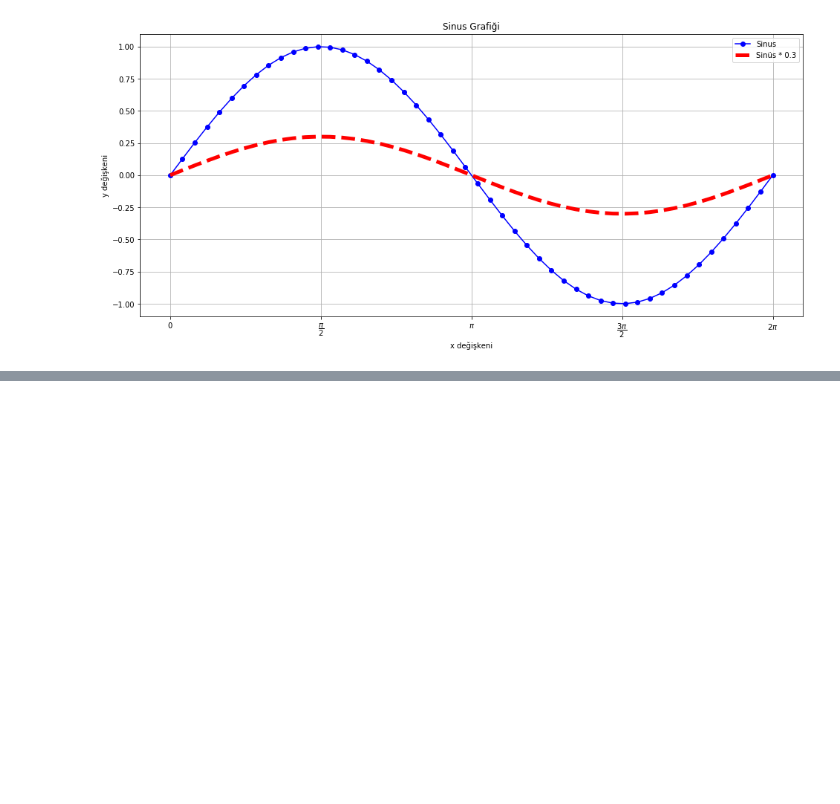
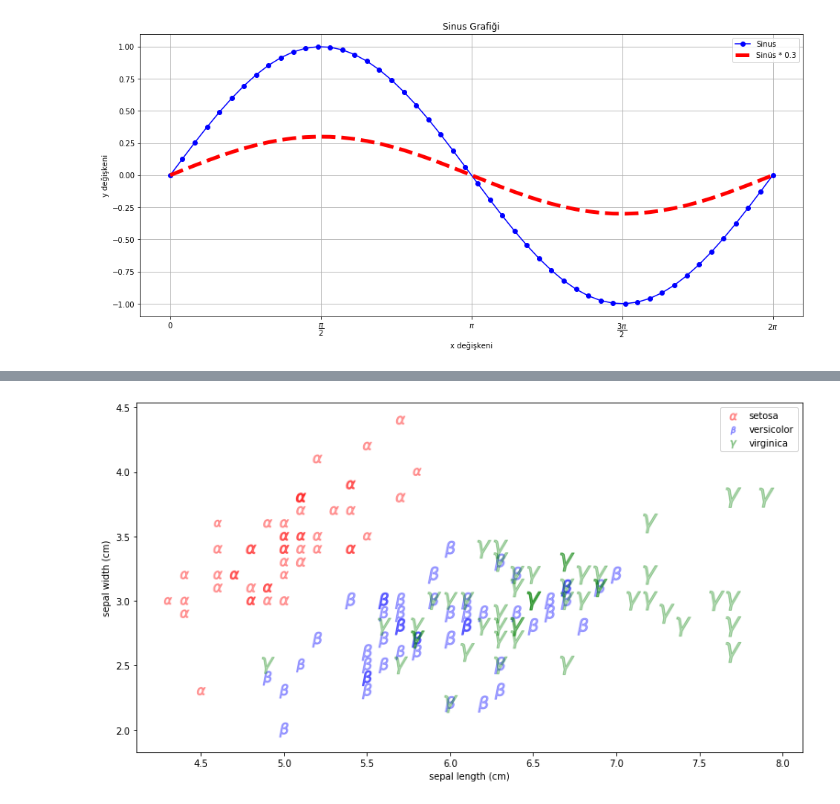
Before and after one commit to fatihbguclu/Python-Notes, a Jupyter notebook: Matplotlib Notları/Python_Matplotlib.ipynb, the cells around one changed output, grey strips where cells are left out. Saved outputs shown, nothing was run; the diff lists cells and outputs as text; code cells hidden in the pictures; blank space fills up the shorter version.

```diff
--- a/Matplotlib Notları/Python_Matplotlib.ipynb
+++ b/Matplotlib Notları/Python_Matplotlib.ipynb
@@ -109,0 +230,28 @@ plt.legend(["Sinus","Sinüs * 0.3"]);
+# %%
+# Renk isimlerini belirliyoruz
+colors = ["r","b","g"]
+# şekiller standart denklem formatında
+shapes = [r'$\alpha$',r'$\beta$',r'$\gamma$']
+# figure oluşturalım
+plt.figure(figsize=(13,7))
+
+
+# x ve y eksenine isimleri de yazalım
+plt.xlabel(iris.feature_names[0])
+plt.ylabel(iris.feature_names[1])
+
+# for döndürelim
+# burada enumerate kalıbı i değişkenini almamıza yarıyor
+for i,name in enumerate(iris.target_names):
+    plt.scatter(iris.data[iris.target==i,0],iris.data[iris.target==i,1],s=iris.data[iris.target==i,2]*70,
+                c=colors[i],
+                marker=shapes[i],
+               alpha=0.3)
+lgnd = plt.legend(iris.target_names)
+
+#Her üç eleman için de boyutu sabitleyelim
+lgnd.legendHandles[0]._sizes = [70]
+lgnd.legendHandles[1]._sizes = [70]
+lgnd.legendHandles[2]._sizes = [70]
+# %% [output]
+[figure, added]
```
Also changed, not shown: parts of 73 cells of this notebook.
